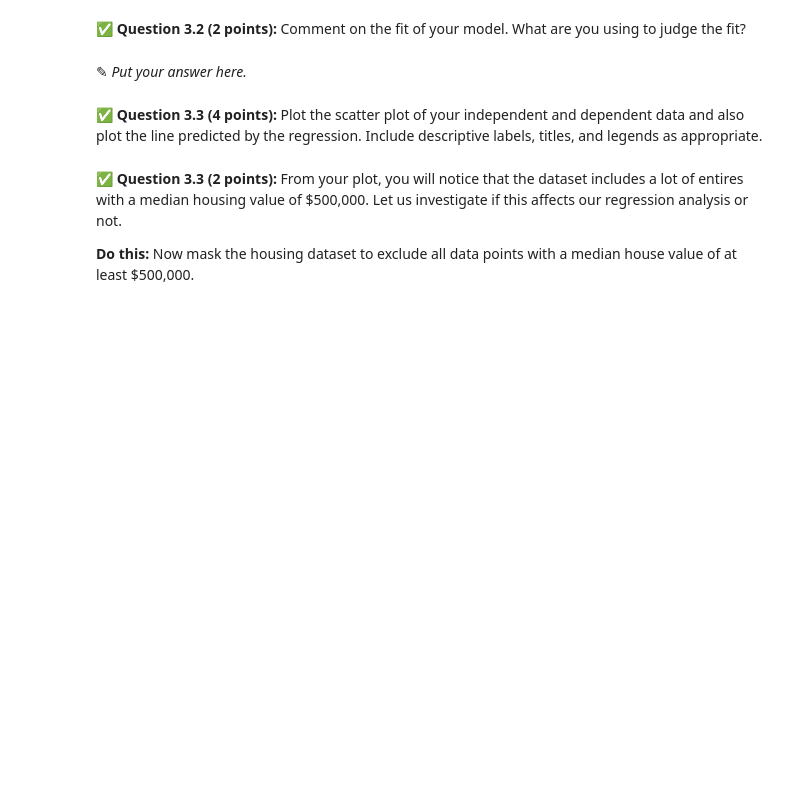
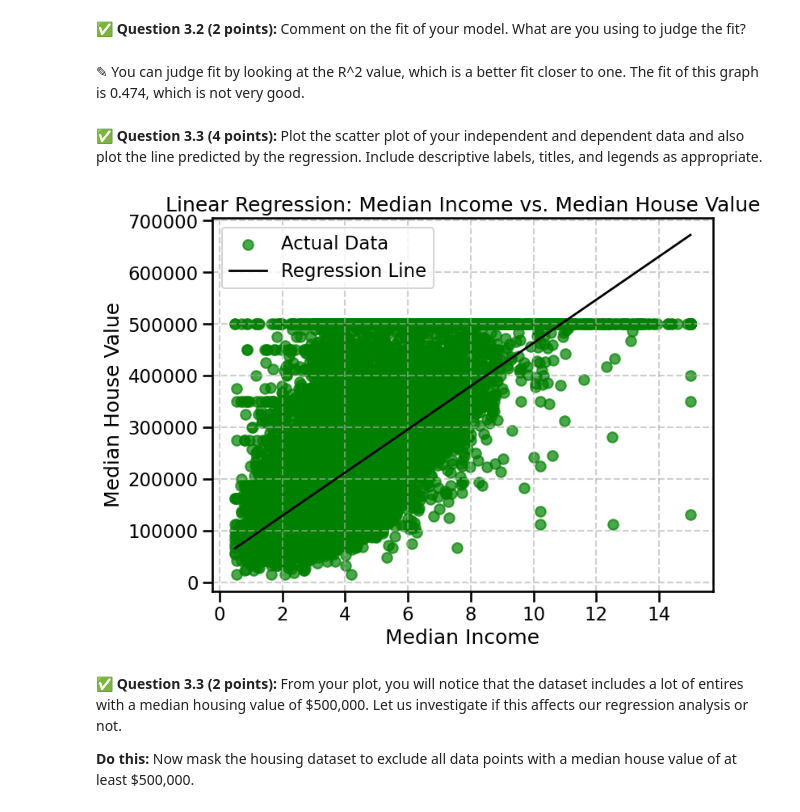
Before and after one commit to Zwillbeast659/CMSE202-f25-turnin, a Jupyter notebook: hw-03/HW-03_Regression-F25-STUDENT.ipynb, the cells around one changed output. Drawn from its saved outputs; the diff is of its cells as text; code cells hidden in the pictures; blank space fills up the shorter version.

```diff
--- a/hw-03/HW-03_Regression-F25-STUDENT.ipynb
+++ b/hw-03/HW-03_Regression-F25-STUDENT.ipynb
@@ -186,0 +188,9 @@ In this part, we'll perform some one-variable linear regression analysis on the
+# %%
+# Put your code here
+X = housingdfclean['median_income']
+y = housingdfclean['median_house_value']
+
+X = sm.add_constant(X)
+model = sm.OLS(y, X).fit()
+
+print(model.summary())
@@ -187,6 +215,6 @@ In this part, we'll perform some one-variable linear regression analysis on the
 # %% [markdown]
 &#9989; **Question 3.2 (2 points):** Comment on the fit of your model. What are you using to judge the fit?
-# %% [markdown]
-<font size=+3>&#9998;</font>  _Put your answer here._
+# %% [markdown]
+<font size=+3>&#9998;</font>  You can judge fit by looking at the R^2 value, which is a better fit closer to one. The fit of this graph is 0.474, which is not very good.
 # %% [markdown]
 &#9989; **Question 3.3 (4 points):** Plot the scatter plot of your independent and dependent data and also plot the line predicted by the regression. Include descriptive labels, titles, and legends as appropriate.
@@ -195,3 +221,24 @@ In this part, we'll perform some one-variable linear regression analysis on the
+# %%
+# Put your answer here
+housingdfclean['predicted'] = model.predict(X)
+
+plt.figure(figsize=(8, 6))
+plt.scatter(housingdfclean['median_income'], housingdfclean['median_house_value'],
+            color='green', label='Actual Data', alpha=0.7)
+
+x_vals = np.linspace(housingdfclean['median_income'].min(), housingdfclean['median_income'].max(), 100)
+x_vals_const = sm.add_constant(x_vals)
+y_pred = model.predict(x_vals_const)
+
+plt.plot(x_vals, y_pred, color='black', linewidth=2, label='Regression Line')
+plt.xlabel('Median Income')
+plt.ylabel('Median House Value')
+plt.title('Linear Regression: Median Income vs. Median House Value')
+plt.legend()
+plt.grid(True, linestyle='--', alpha=0.6)
+plt.show();
+# %% [output]
+[figure, added]
 # %% [markdown]
 &#9989; **Question 3.3 (2 points):** From your plot, you will notice that the dataset includes a lot of entires with a median housing value of \$500,000. Let us investigate if this affects our regression analysis or not.
 
```
Also changed, not shown: parts of 10 cells of this notebook.
